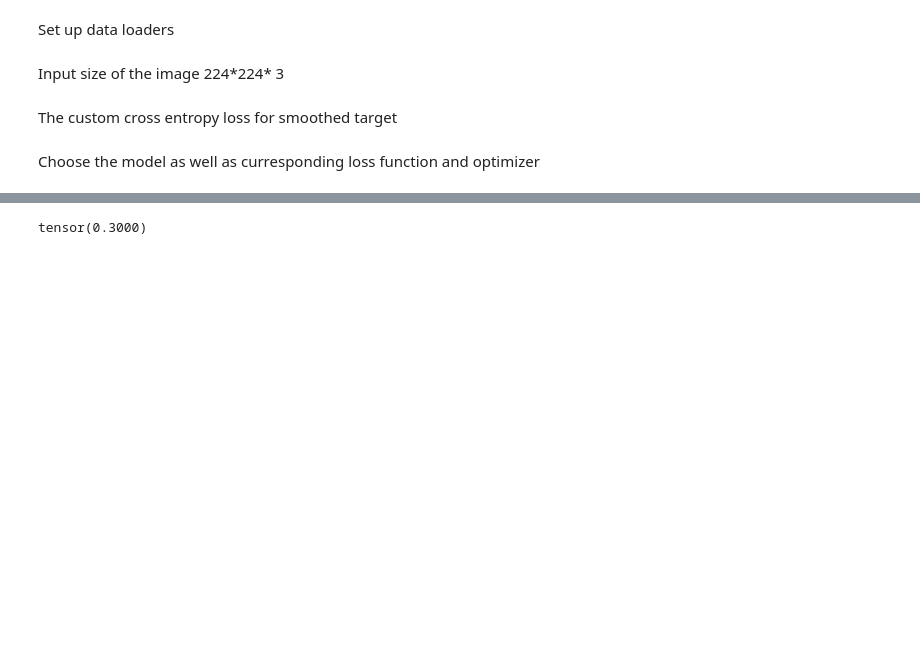
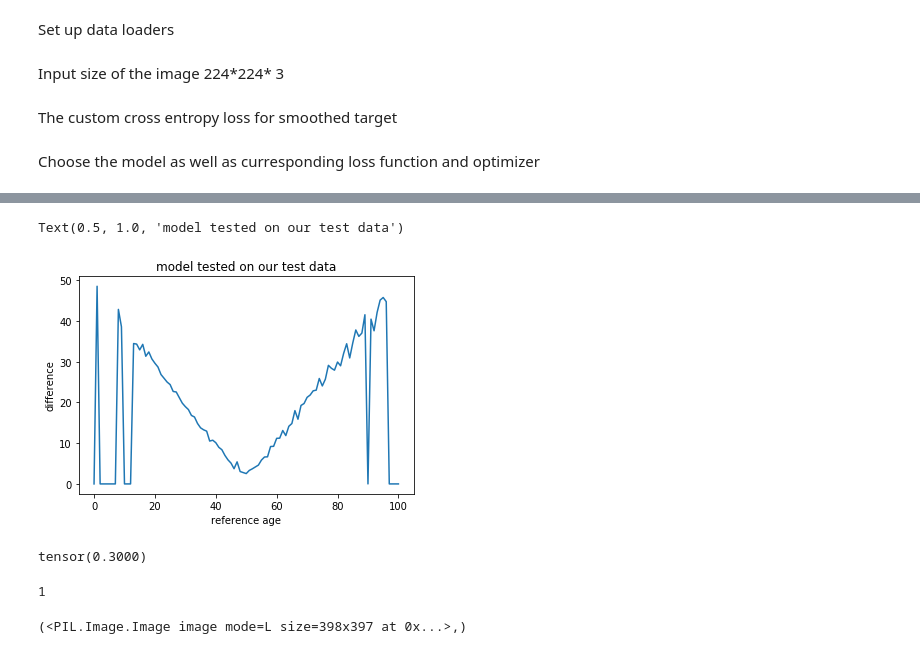
Before and after one commit to map583-2019/AgeEstimation, a Jupyter notebook: img2vec_version.ipynb, the cells around one changed output, grey strips where cells are left out. Saved outputs shown, nothing was run; the diff lists cells and outputs as text; code cells hidden in the pictures; blank space fills up the shorter version.

```diff
--- a/img2vec_version.ipynb
+++ b/img2vec_version.ipynb
@@ -43,17 +44,17 @@ if COLAB_MACHINE:
 # %% [markdown]
 Data preparation and augmentation for the network
 # %%
-def get_vec(pil_image):
+def get_features(pil_image):
     fe = Img2Vec(cuda=False)  # change this if you use Cuda version of the PyTorch.
     #img = Image.open(image_path)
 
     # The model could only handle 3-channel images, so we convert 1-channel image to 3-channel image
     channels = pil_image.split()
     if len(channels) == 1:
-        img = Image.merge('RGB', (channels[0], channels[0], channels[0]))
+        pil_image = Image.merge('RGB', (channels[0], channels[0], channels[0]))
     pil_image = pil_image.resize((224, 224))
     features = fe.get_vec(pil_image).reshape(1, -1)
-    return features
+    return features.squeeze()
 # %%
 train_transform = transforms.Compose([
     transforms.RandomResizedCrop(size=256, scale=(0.8, 1.0)),
@@ -267,0 +288,22 @@ import matplotlib.pyplot as plt
+# %%
+def test(model, test_data_path):
+    diffs_by_age = {}
+    folders = os.listdir(test_data_path)
+    for folder in folders:
+        images = os.listdir(test_data_path+folder)
+        print('working on folder ', folder, ', ', len(images), ' images to be tested')
+        for image in images:
+            try:
+
+                age_est = predict_based_on_img2vec(model, test_data_path+folder+'/'+image)
+                age_ref = parse_age(image)
+                if not age_ref in diffs_by_age:
+                    diffs_by_age[age_ref] = []
+                dif = abs(age_est - age_ref)
+                diffs_by_age[age_ref].append(dif)
+            except Exception as e:
+                print('Exception caught on path ', folder+'/'+image)
+                raise e
+    return diffs_by_age
+# %%
+diffs_by_age = test(model, '/home/dongwenjian/Jupyter/DeepLearningWithPyTorch/projet/data2/wiki_crop_test/')
@@ -268,3 +329,18 @@ import matplotlib.pyplot as plt
+# %%
+import matplotlib.pyplot as plt
+
+n = 101
+diffs = np.zeros((n,))
+for key in diffs_by_age:
+    diffs[key] = np.mean(diffs_by_age[key])
+
+plt.plot(diffs)
+plt.xlabel('reference age')
+plt.ylabel('difference')
+plt.title('model tested on our test data')
+# %% [output]
+Text(0.5, 1.0, 'model tested on our test data')
+[figure, added]
 # %%
 a = torch.tensor([1,2,3])
 b = torch.tensor([1.1, 2.5, 3.3])
@@ -274,0 +355,8 @@ tensor(0.3000)
+# %%
+len(channels)
+# %% [output]
+1
+# %%
+channels
+# %% [output]
+(<PIL.Image.Image image mode=L size=398x397 at 0x...>,)
```
Also changed, not shown: parts of 17 cells of this notebook, 10 other files.
